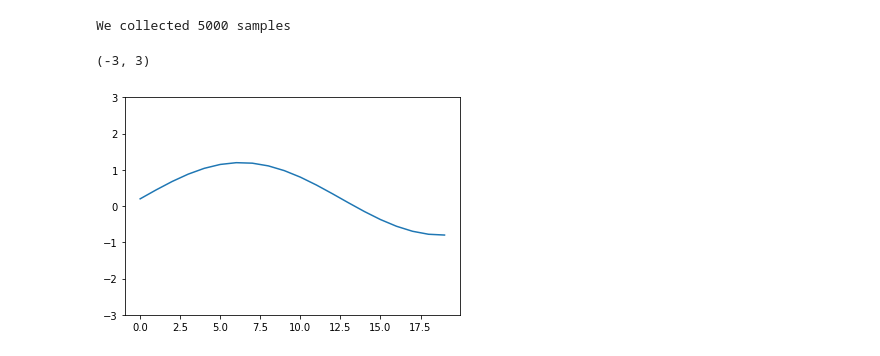
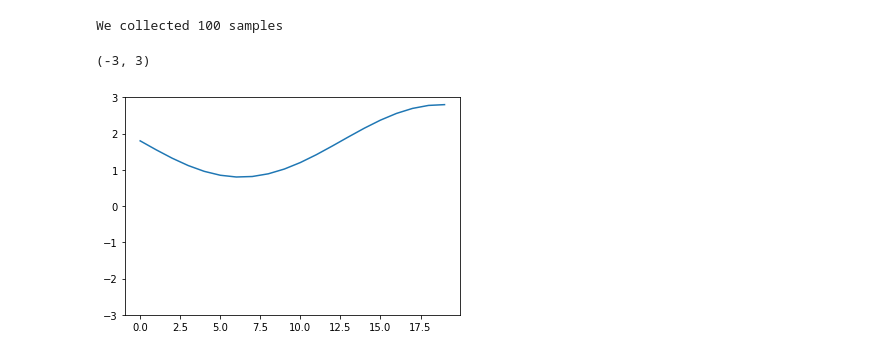
Before and after one commit to stefanwezel/SequentialVAE, a Jupyter notebook: example/disentangle_sequence.ipynb, the cells around one changed output. Saved outputs shown, nothing was run; the diff lists cells and outputs as text; code cells hidden in the pictures.

```diff
--- a/example/disentangle_sequence.ipynb
+++ b/example/disentangle_sequence.ipynb
@@ -60,29 +60,29 @@ plt.show()
 # %%
-# # Now, those are just some samples... Let's create an actual dataset
-# training_samples = []
-# for a in range(5000):
-# #     w1, w2 = np.random.randint(1, 4), np.random.randint(5, 15)
-# #     w1, w2 = np.random.normal(0, 1), np.random.normal(0, 1)
+# Now, those are just some samples... Let's create an actual dataset
+training_samples = []
+for a in range(100):
+#     w1, w2 = np.random.randint(1, 4), np.random.randint(5, 15)
+#     w1, w2 = np.random.normal(0, 1), np.random.normal(0, 1)
 
-# #     h0 = w1
-# #     h1 = np.sin(w2 * xs)
-# #     y = h0 + h1
-# #     y = (w1) * xs + w2
-#     sentence_factor = np.random.choice([-1,0,1], 1)
-# #     print(sentence_factor)
-#     speaker_factor = np.random.choice(np.arange(0,2,0.2), 1)
-# #     print(speaker_factor)
-#     y = sentence_factor * np.sin(xs) + speaker_factor
+#     h0 = w1
+#     h1 = np.sin(w2 * xs)
+#     y = h0 + h1
+#     y = (w1) * xs + w2
+    sentence_factor = np.random.choice([-1,0,1], 1)
+#     print(sentence_factor)
+    speaker_factor = np.random.choice(np.arange(0,2,0.2), 1)
+#     print(speaker_factor)
+    y = sentence_factor * np.sin(xs) + speaker_factor
 
 
-#     training_samples.append(torch.unsqueeze(torch.unsqueeze(torch.Tensor(y), 0),0))
+    training_samples.append(torch.unsqueeze(torch.unsqueeze(torch.Tensor(y), 0),0))
 
-# print(f'We collected {len(training_samples)} samples')
+print(f'We collected {len(training_samples)} samples')
 
-# # plt.plot(training_samples[0].numpy())
-# plt.plot(training_samples[np.random.randint(0,1999)][0][0].numpy())
-# plt.ylim(-3,3)
+# plt.plot(training_samples[0].numpy())
+plt.plot(training_samples[np.random.randint(0,99)][0][0].numpy())
+plt.ylim(-3,3)
 # %% [output]
-We collected 5000 samples
+We collected 100 samples
 (-3, 3)
-[figure, old version]
+[figure, new version]
```
Also changed, not shown: parts of 11 cells of this notebook.
